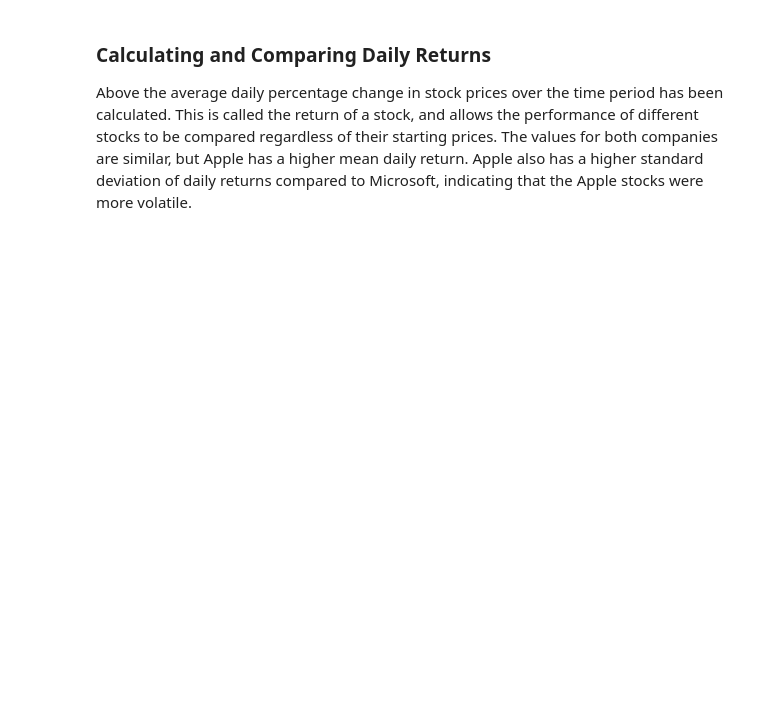
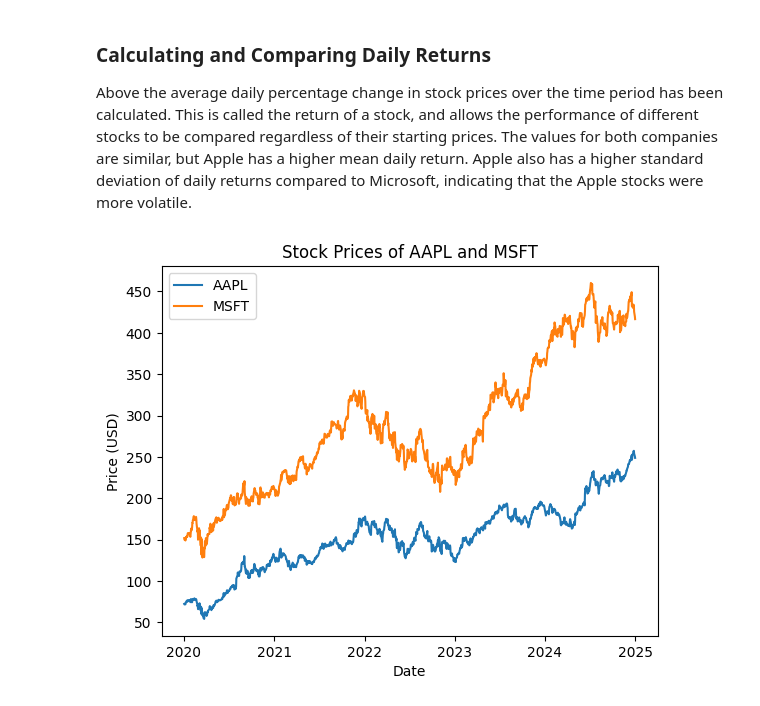
Before and after one commit to saskiahill64/Portfolio-Risk-Analysis, a Jupyter notebook: notebooks/01_data_exploration.ipynb, the cells around one changed output. Saved outputs shown, nothing was run; the diff lists cells and outputs as text; code cells hidden in the pictures; blank space fills up the shorter version.

Commit message:
Plotting the stock prices and calculating volatility

```diff
--- a/notebooks/01_data_exploration.ipynb
+++ b/notebooks/01_data_exploration.ipynb
@@ -180,3 +180,17 @@ max       11.980824    14.216928
 ### Calculating and Comparing Daily Returns
 
 Above the average daily percentage change in stock prices over the time period has been calculated. This is called the return of a stock, and allows the performance of different stocks to be compared regardless of their starting prices. The values for both companies are similar, but Apple has a higher mean daily return. Apple also has a higher standard deviation of daily returns compared to Microsoft, indicating that the Apple stocks were more volatile.
+# %%
+#-----------------------------------------------------------------------------
+# Plotting the stock prices of AAPL and MSFT
+#-----------------------------------------------------------------------------
+
+plt.plot(prices['Close']['AAPL'], label='AAPL')
+plt.plot(prices['Close']['MSFT'], label='MSFT')
+plt.title('Stock Prices of AAPL and MSFT')
+plt.xlabel('Date')
+plt.ylabel('Price (USD)')
+plt.legend()
+plt.show()
+# %% [output]
+[figure, added]
```
Also changed, not shown: parts of 4 cells of this notebook.
